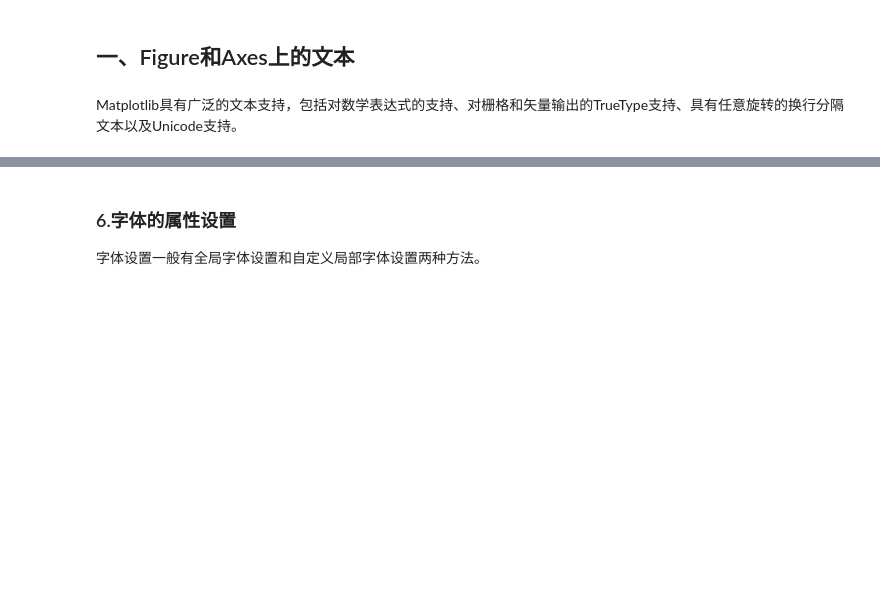
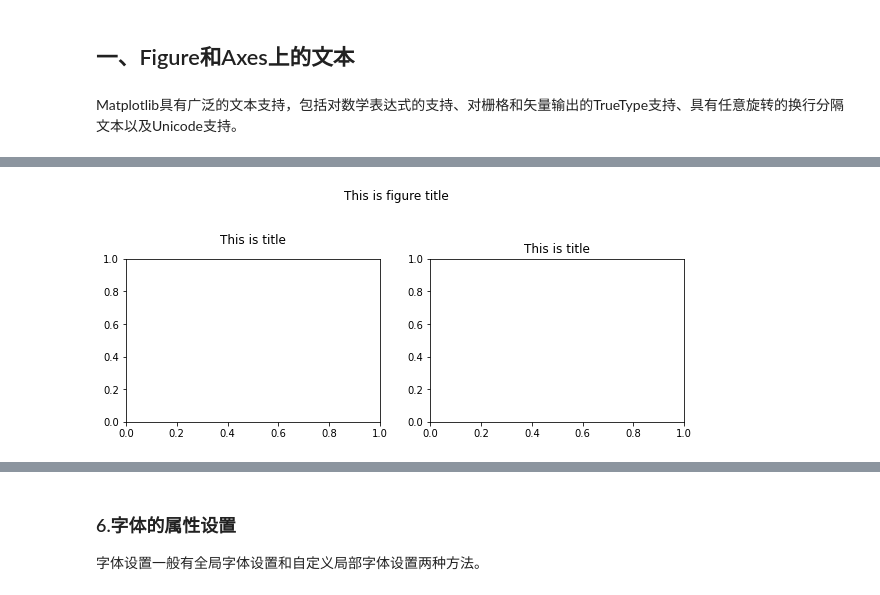
Before and after one commit to datawhalechina/fantastic-matplotlib, a Jupyter notebook: 第四回：文字图例尽眉目.ipynb, the cells around one changed output, grey strips where cells are left out. Saved outputs shown, nothing was run; the diff lists cells and outputs as text; code cells hidden in the pictures; blank space fills up the shorter version.

```diff
--- a/第四回：文字图例尽眉目.ipynb
+++ b/第四回：文字图例尽眉目.ipynb
@@ -175,0 +128,9 @@ plt.show()
+# %%
+# 观察pad参数的使用效果
+fig = plt.figure(figsize=(10,3))
+fig.suptitle('This is figure title',y=1.2) # 通过参数y设置高度
+axes = fig.subplots(1,2)
+axes[0].set_title('This is title',pad=15)
+axes[1].set_title('This is title',pad=6);
+# %% [output]
+[figure, added]
```
Also changed, not shown: parts of 39 cells of this notebook.
